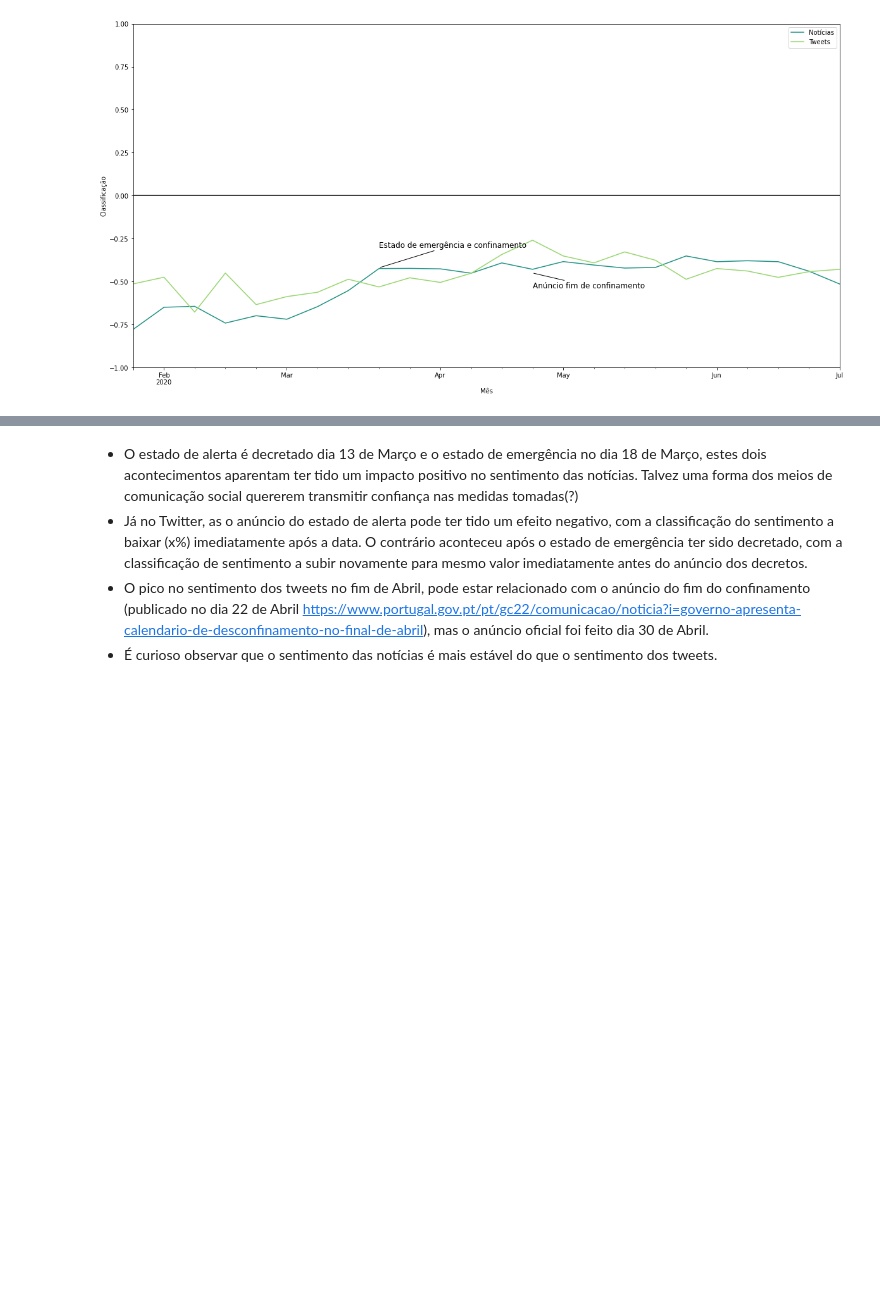
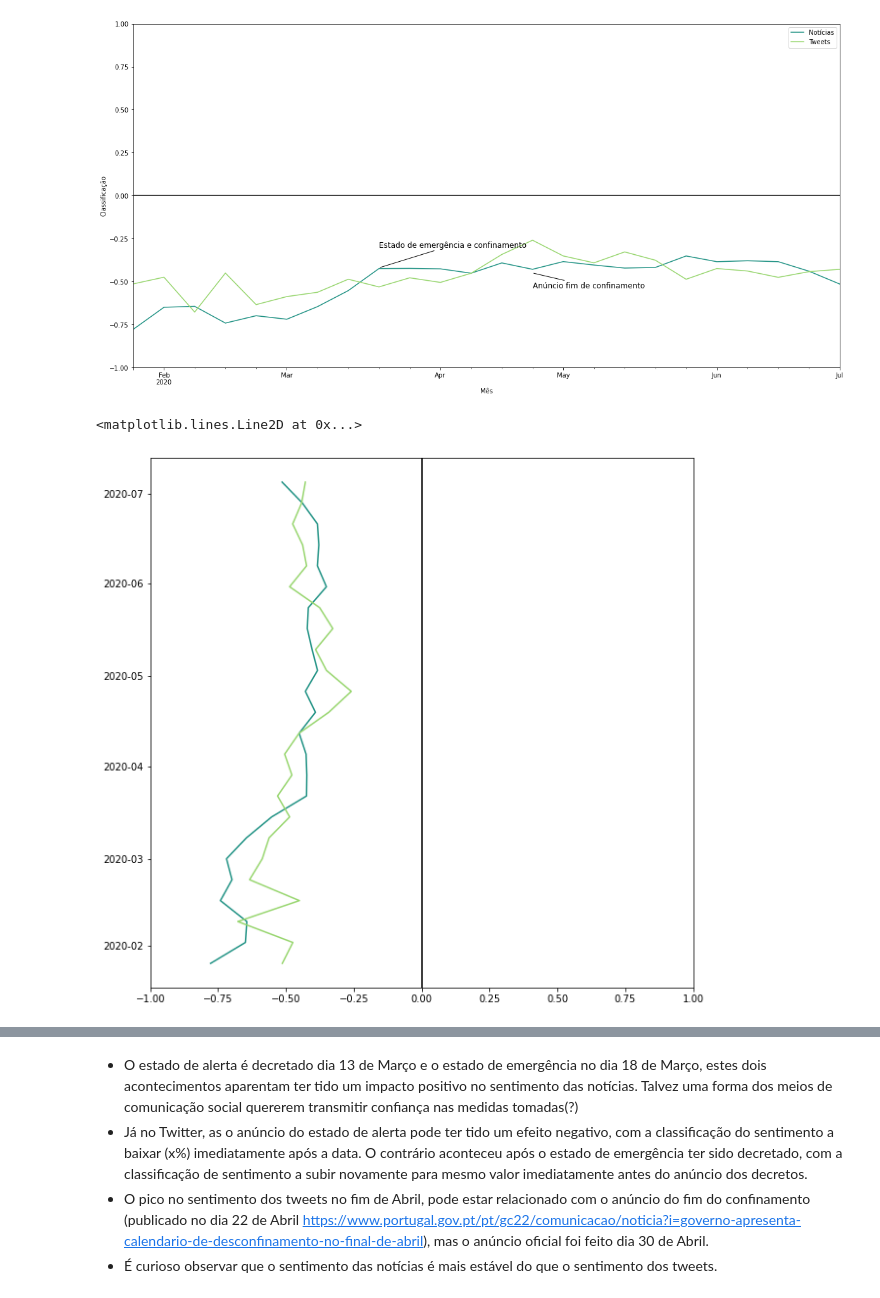
Before and after one commit to dssg-pt/miniproject-sentimentanalysis-covid, a Jupyter notebook: notebooks/news and tweets combined - analysis.ipynb, the cells around one changed output, grey strips where cells are left out. Drawn from its saved outputs; the diff is of its cells as text; code cells hidden in the pictures; blank space fills up the shorter version.

```diff
--- a/notebooks/news and tweets combined - analysis.ipynb
+++ b/notebooks/news and tweets combined - analysis.ipynb
@@ -344,0 +356,12 @@ plt.show()
+# %%
+df_to_plot = news_2.groupby(pd.Grouper(key="date", freq="W"))["numerical_class"].agg('mean')
+df_to_plot_2 = tweets_2.groupby(pd.Grouper(key="date", freq="W"))["numerical_class"].agg('mean')
+# %%
+plt.figure(figsize=(10,10))
+plt.plot(df_to_plot.values, df_to_plot.index, color="#209284")
+plt.plot(df_to_plot_2.values, df_to_plot_2.index, color="#98d66f")
+plt.xlim(-1, 1)
+plt.axvline(0, color='black')
+# %% [output]
+<matplotlib.lines.Line2D at 0x...>
+[figure, added]
```
Also changed, not shown: parts of 4 cells of this notebook.
